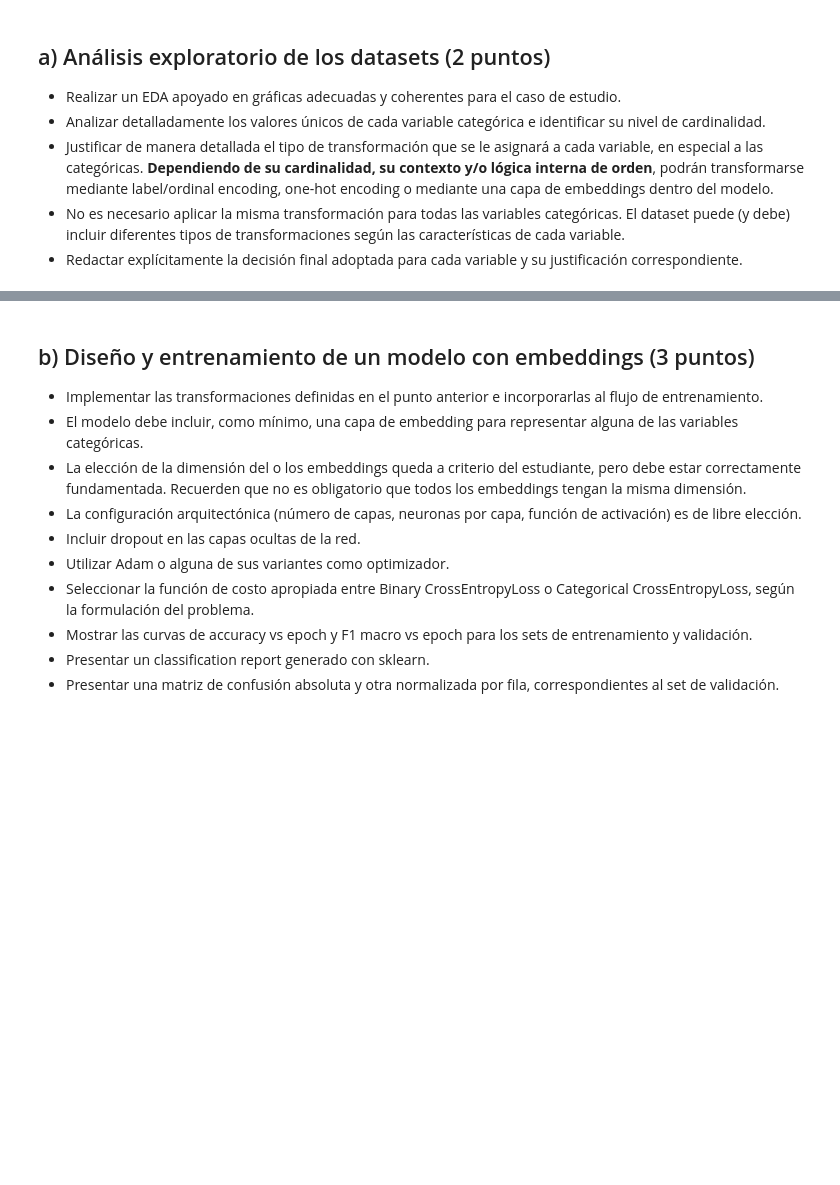
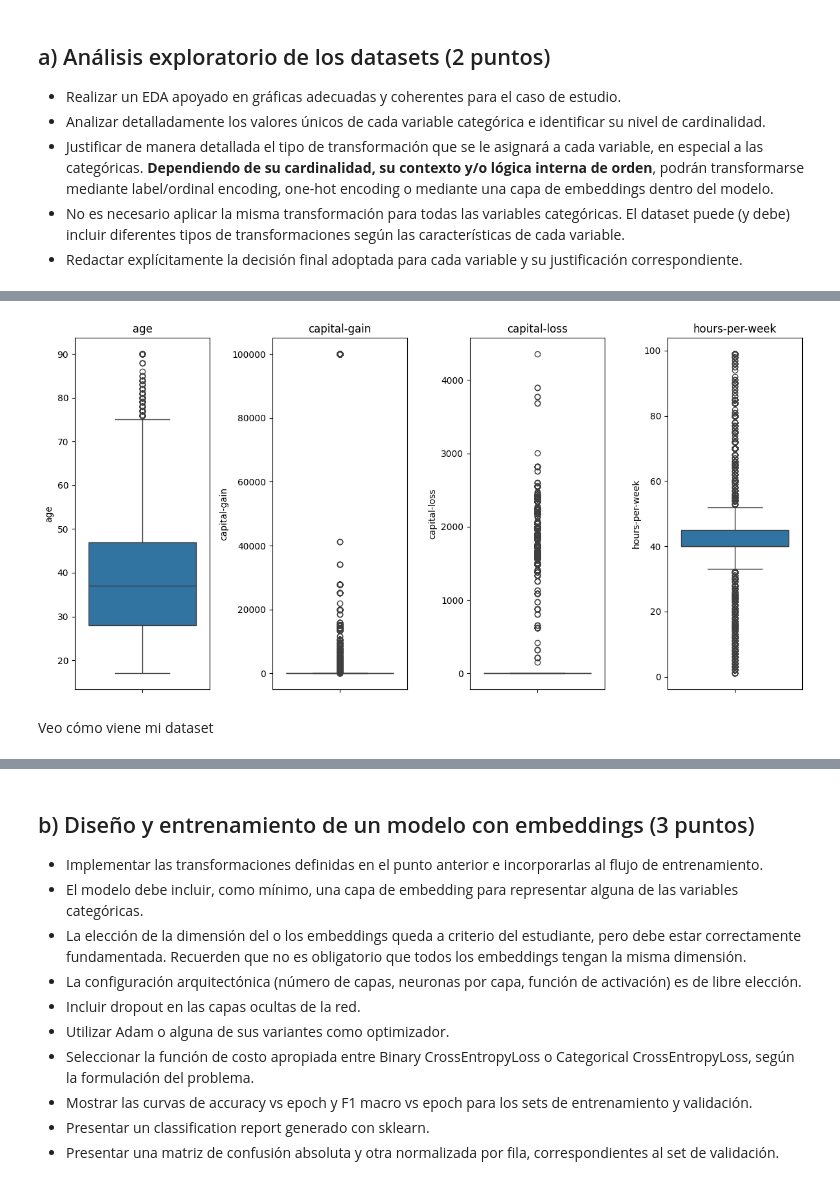
Before and after one commit to jbrazonath/CEIA_Analisis_de_datos, a Jupyter notebook: BRAZON-JOSMAR-DL-TP2-Co22.ipynb, the cells around one changed output, grey strips where cells are left out. Cells and saved outputs as stored; diff of their text form; code cells hidden in the pictures; blank space fills up the shorter version.

```diff
--- a/BRAZON-JOSMAR-DL-TP2-Co22.ipynb
+++ b/BRAZON-JOSMAR-DL-TP2-Co22.ipynb
@@ -65,3 +65,15 @@ Está compuesto por los siguientes features:
 - Justificar de manera detallada el tipo de transformación que se le asignará a cada variable, en especial a las categóricas. **Dependiendo de su cardinalidad, su contexto y/o lógica interna de orden**, podrán transformarse mediante label/ordinal encoding, one-hot encoding o mediante una capa de embeddings dentro del modelo.
 - No es necesario aplicar la misma transformación para todas las variables categóricas. El dataset puede (y debe) incluir diferentes tipos de transformaciones según las características de cada variable.
 - Redactar explícitamente la decisión final adoptada para cada variable y su justificación correspondiente.
+# %%
+import pandas as pd
+!pip install -q gdown
+import gdown
+
+gdown.download(f"https://drive.google.com/uc?id=16IemDxpuAsmlof9BnZGDPXHCSSocNYDF", "adult_train.csv", quiet=False)
+gdown.download(f"https://drive.google.com/uc?id=1hxyl8v_AQGjxPsiNhcO5n1jQ2NVHbU9f", "adult_val.csv", quiet=False)
+
+df_train = pd.read_csv("adult_train.csv")
+df_val   = pd.read_csv("adult_val.csv")
+
+df_train.head(), df_val.head()
@@ -67,0 +155,15 @@ Está compuesto por los siguientes features:
+# %%
+df_train['is_married'] = df_train['marital-status'].str.contains('Married').astype(int)
+df_val['is_married']   = df_val['marital-status'].str.contains('Married').astype(int)
+
+df_train['is_male'] = (df_train['sex'] == 'Male').astype(int)
+df_val['is_male']   = (df_val['sex'] == 'Male').astype(int)
+
+df_train['has_capital_gain'] = (df_train['capital-gain'] > 0).astype(int)
+df_val['has_capital_gain']   = (df_val['capital-gain'] > 0).astype(int)
+
+df_train['has_capital_loss'] = (df_train['capital-loss'] > 0).astype(int)
+df_val['has_capital_loss']   = (df_val['capital-loss'] > 0).astype(int)
+
+df_train['is_government_worker'] = df_train['workclass'].apply(lambda x: 1 if 'gov' in str(x).lower() else 0)
+df_val['is_government_worker']   = df_val['workclass'].apply(lambda x: 1 if 'gov' in str(x).lower() else 0)
@@ -67,0 +245,16 @@ Está compuesto por los siguientes features:
+# %%
+import matplotlib.pyplot as plt
+import seaborn as sns
+
+num_cols = ['age', 'capital-gain', 'capital-loss', 'hours-per-week']
+
+plt.figure(figsize=(12, 6))
+for i, col in enumerate(num_cols, 1):
+    plt.subplot(1, 4, i)
+    sns.boxplot(y=df_train[col])
+    plt.title(col)
+
+plt.tight_layout()
+plt.show()
+# %% [output]
+[figure, added]
@@ -67,0 +284,2 @@ Está compuesto por los siguientes features:
+# %% [markdown]
+Veo cómo viene mi dataset
```
Also changed, not shown: parts of 12 cells of this notebook.
